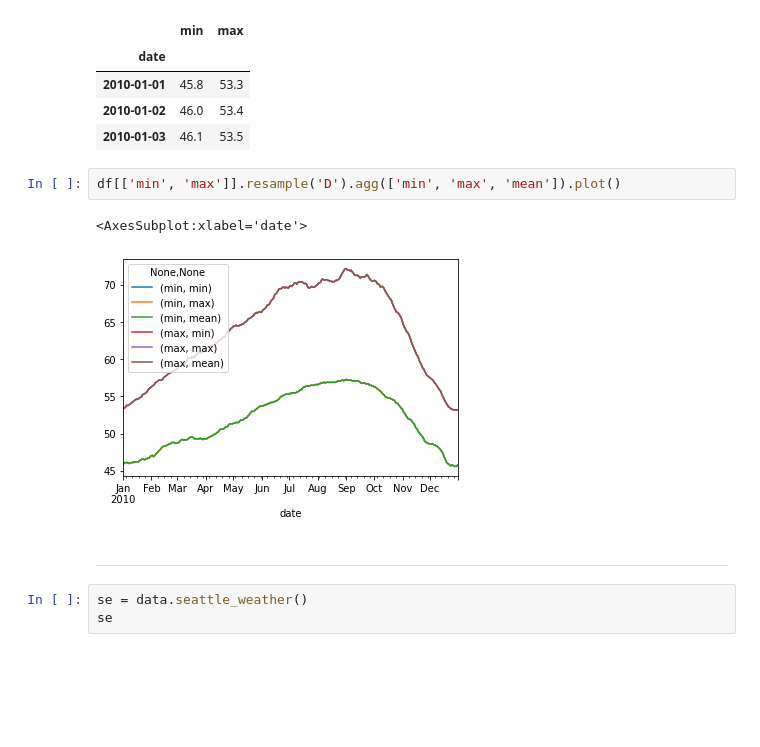
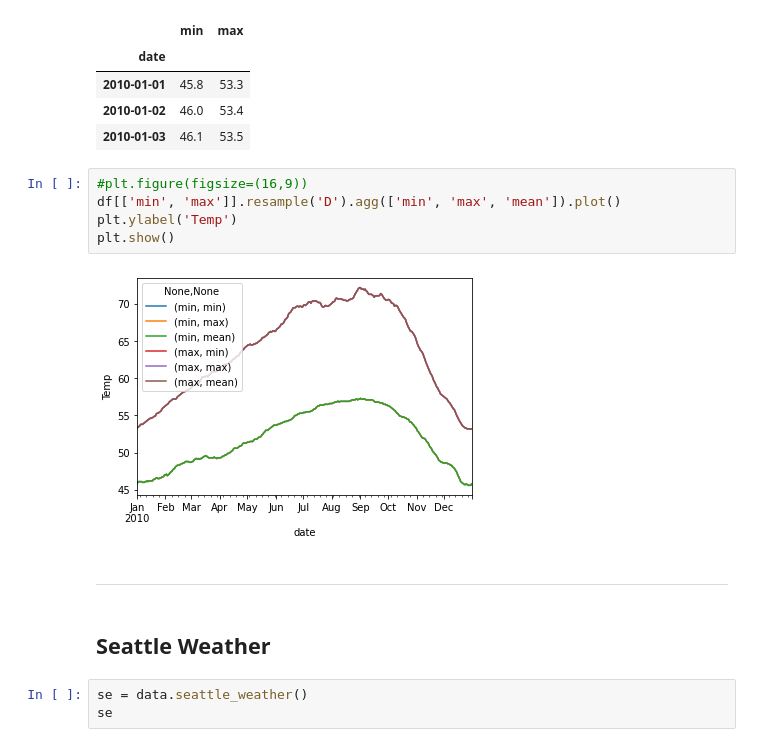
Before and after one commit to etclark3/time-series-exercises, a Jupyter notebook: time-series.ipynb, the cells around one changed output. Cells and saved outputs as stored; diff of their text form; blank space fills up the shorter version.

```diff
--- a/time-series.ipynb
+++ b/time-series.ipynb
@@ -335,12 +393,16 @@ df[['min', 'max']].head(3)
 | 2010-01-02 | 46.0 | 53.4 |
 | 2010-01-03 | 46.1 | 53.5 |
 # %%
+#plt.figure(figsize=(16,9))
 df[['min', 'max']].resample('D').agg(['min', 'max', 'mean']).plot()
+plt.ylabel('Temp')
+plt.show()
 # %% [output]
-<AxesSubplot:xlabel='date'>
-[figure, old version]
+[figure, new version]
 # %% [markdown]
 ---
+# %% [markdown]
+## Seattle Weather
 # %%
 se = data.seattle_weather()
 se
```
Also changed, not shown: parts of 59 cells of this notebook.
